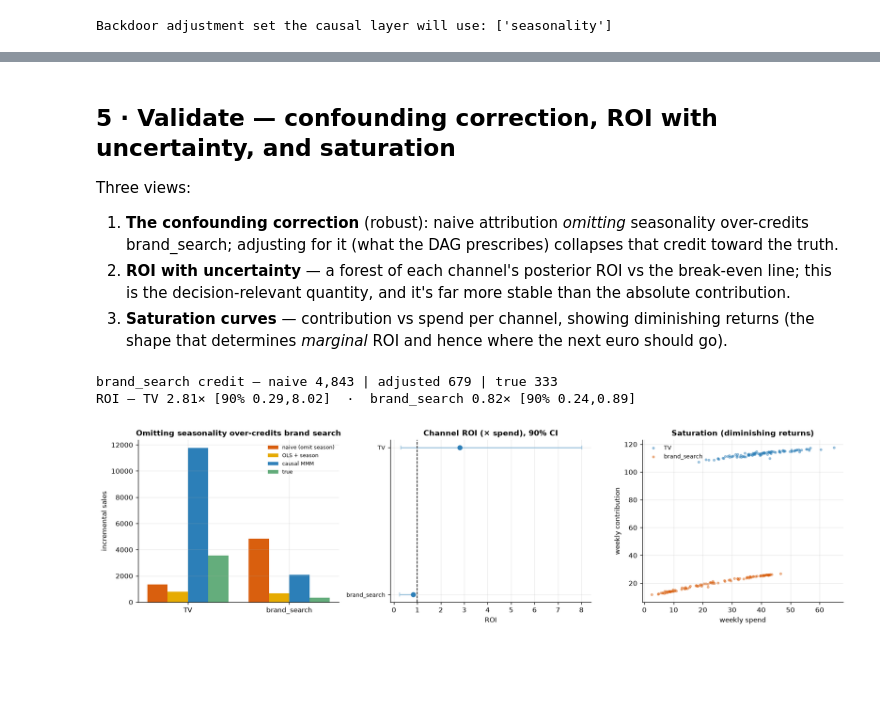
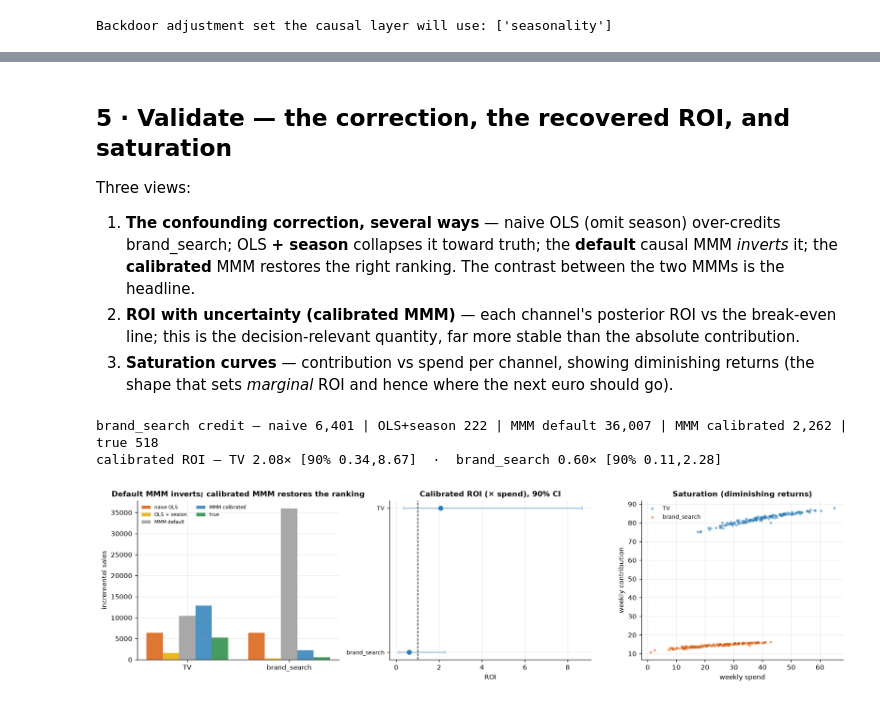
Before and after one commit to fmuia/sda_projects, a Jupyter notebook: causal-marketing-pymc/notebooks/06_incrementality_mmm.ipynb, the cells around one changed output, grey strips where cells are left out. Drawn from its saved outputs; the diff is of its cells as text; code cells hidden in the pictures; blank space fills up the shorter version.

```diff
--- a/causal-marketing-pymc/notebooks/06_incrementality_mmm.ipynb
+++ b/causal-marketing-pymc/notebooks/06_incrementality_mmm.ipynb
@@ -43,10 +49,14 @@ from observational data alone — so you **calibrate them with a geo experiment*
 import os, warnings, numpy as np, pandas as pd, matplotlib.pyplot as plt
 warnings.filterwarnings("ignore")
 from pymc_marketing.mmm import MMM, GeometricAdstock, MichaelisMentenSaturation
-from cmp import dgp, plots
+from pymc_marketing.prior import Prior
+from cmp import dgp, plots, estimators as est
 plots.use_style()
 FAST = os.environ.get("CMP_FAST", "1") == "1"
-DRAWS = dict(draws=250, tune=300, chains=2) if FAST else dict(draws=1000, tune=1000, chains=4)
+DRAWS = dict(draws=250, tune=300, chains=2) if FAST else dict(draws=1200, tune=2000, chains=4)
+# Even with the season->brand_search collinearity kept moderate in the DGP, the MMM's saturation
+# geometry needs deeper trees + high target_accept + long tuning to converge cleanly (r-hat ~1.01).
+NUTS = dict(target_accept=0.9) if FAST else dict(target_accept=0.99, max_treedepth=13)
 SEED = 21
 # %% [markdown]
 ## 2 · Simulate a ground truth
@@ -118,0 +159,12 @@ Causal MMM contribution — TV 11,775   brand_search 2,083
+# %%
+mc = dict(mmm_default.default_model_config)
+# channel order = [tv, brand_search]: TV weakly-informative; brand_search's saturation ceiling pinned
+# small, as a geo experiment would tell us. This is the load-bearing, experiment-informed prior.
+mc["saturation_alpha"] = Prior("Gamma", mu=[2.0, 0.3], sigma=[1.0, 0.15], dims="channel")
+mmm = make_mmm(model_config=mc)
+idata_cal = mmm.fit(X, y, random_seed=SEED, progressbar=False, **NUTS, **DRAWS)
+print(f"(b) calibrated-prior MMM convergence: {est.convergence_report(idata_cal)['summary']}")
+contrib = mmm.compute_channel_contribution_original_scale().sum(dim="date")
+tv_post = contrib.sel(channel="tv").values.ravel(); bs_post = contrib.sel(channel="brand_search").values.ravel()
+print(f"(b) calibrated contribution — TV {tv_post.mean():,.0f}   brand_search {bs_post.mean():,.0f}")
+print(f"    true: TV {true_tv:,.0f}, brand_search {true_bs:,.0f}  ->  ranking RESTORED: TV above brand_search.")
@@ -119,48 +183,52 @@ Causal MMM contribution — TV 11,775   brand_search 2,083
 # %% [markdown]
-## 5 · Validate — confounding correction, ROI with uncertainty, and saturation
+## 5 · Validate — the correction, the recovered ROI, and saturation
 
 Three views:
 
-1. **The confounding correction** (robust): naive attribution *omitting* seasonality over-credits
-   brand_search; adjusting for it (what the DAG prescribes) collapses that credit toward the truth.
-2. **ROI with uncertainty** — a forest of each channel's posterior ROI vs the break-even line; this
-   is the decision-relevant quantity, and it's far more stable than the absolute contribution.
-3. **Saturation curves** — contribution vs spend per channel, showing diminishing returns (the shape
-   that determines *marginal* ROI and hence where the next euro should go).
+1. **The confounding correction, several ways** — naive OLS (omit season) over-credits brand_search; OLS
+   **+ season** collapses it toward truth; the **default** causal MMM *inverts* it; the **calibrated** MMM
+   restores the right ranking. The contrast between the two MMMs is the headline.
+2. **ROI with uncertainty (calibrated MMM)** — each channel's posterior ROI vs the break-even line; this is
+   the decision-relevant quantity, far more stable than the absolute contribution.
+3. **Saturation curves** — contribution vs spend per channel, showing diminishing returns (the shape that
+   sets *marginal* ROI and hence where the next euro should go).
 # %%
 def credit(cols):
     Xn = np.column_stack([np.ones(len(df))] + [df[c].values for c in cols])
     b, *_ = np.linalg.lstsq(Xn, df["sales"].values, rcond=None)
     c = dict(zip(cols, b[1:])); return c["tv"]*df["tv"].sum(), c["brand_search"]*df["brand_search"].sum()
 naive_tv, naive_bs = credit(["tv","brand_search"])
 adj_tv, adj_bs = credit(["tv","brand_search","seasonality"])
 spend_tv, spend_bs = df["tv"].sum(), df["brand_search"].sum()
-roi_tv, roi_bs = tv_post/spend_tv, bs_post/spend_bs
+roi_tv, roi_bs = tv_post/spend_tv, bs_post/spend_bs      # calibrated MMM drives the decision
 
-fig, ax = plt.subplots(1, 3, figsize=(14.5, 4))
-# (1) confounding correction
-labels = ["TV","brand_search"]; x = np.arange(2)
-ax[0].bar(x-0.3, [naive_tv,naive_bs], 0.2, color=plots.ORANGE, label="naive (omit season)")
-ax[0].bar(x-0.1, [adj_tv,adj_bs], 0.2, color=plots.GOLD, label="OLS + season")
-ax[0].bar(x+0.1, [tv_post.mean(),bs_post.mean()], 0.2, color=plots.BLUE, label="causal MMM")
-ax[0].bar(x+0.3, [true_tv,true_bs], 0.2, color=plots.GREEN, alpha=0.7, label="true")
-ax[0].set_xticks(x); ax[0].set_xticklabels(labels); ax[0].legend(frameon=False, fontsize=7)
-ax[0].set_ylabel("incremental sales"); ax[0].set_title("Omitting seasonality over-credits brand search")
-# (2) ROI forest
+fig, ax = plt.subplots(1, 3, figsize=(14.8, 4))
+# (1) confounding correction — five estimators, GREY = the failure-mode default MMM
+labels = ["TV","brand_search"]; x = np.arange(2); w = 0.16
+series = [("naive OLS", [naive_tv,naive_bs], plots.ORANGE),
+          ("OLS + season", [adj_tv,adj_bs], plots.GOLD),
+          ("MMM default", [tv_def.mean(),bs_def.mean()], plots.GREY),
+          ("MMM calibrated", [tv_post.mean(),bs_post.mean()], plots.BLUE),
+          ("true", [true_tv,true_bs], plots.GREEN)]
+for i,(lab,vals,col) in enumerate(series):
+    ax[0].bar(x + (i-2)*w, vals, w, color=col, alpha=0.85, label=lab)
+ax[0].set_xticks(x); ax[0].set_xticklabels(labels); ax[0].legend(frameon=False, fontsize=6.5, ncol=2)
+ax[0].set_ylabel("incremental sales"); ax[0].set_title("Default MMM inverts; calibrated MMM restores the ranking")
+# (2) ROI forest (calibrated MMM)
 plots.forest_plot(ax[1], ["TV","brand_search"], [roi_tv.mean(),roi_bs.mean()],
     [np.quantile(roi_tv,.05),np.quantile(roi_bs,.05)], [np.quantile(roi_tv,.95),np.quantile(roi_bs,.95)],
-    ref=1.0, title="Channel ROI (× spend), 90% CI", xlabel="ROI")
-# (3) saturation: weekly contribution vs weekly spend per channel
+    ref=1.0, title="Calibrated ROI (× spend), 90% CI", xlabel="ROI")
+# (3) saturation: weekly contribution vs weekly spend (calibrated MMM)
 cw = mmm.compute_channel_contribution_original_scale().mean(dim=["chain","draw"])
 ax[2].scatter(df["tv"], cw.sel(channel="tv").values, s=8, alpha=0.4, color=plots.BLUE, label="TV")
 ax[2].scatter(df["brand_search"], cw.sel(channel="brand_search").values, s=8, alpha=0.4, color=plots.ORANGE, label="brand_search")
 ax[2].set_xlabel("weekly spend"); ax[2].set_ylabel("weekly contribution"); ax[2].set_title("Saturation (diminishing returns)"); ax[2].legend(frameon=False, fontsize=8)
 fig.tight_layout()
-print(f"brand_search credit — naive {naive_bs:,.0f} | adjusted {adj_bs:,.0f} | true {true_bs:,.0f}")
-print(f"ROI — TV {roi_tv.mean():.2f}× [90% {np.quantile(roi_tv,.05):.2f},{np.quantile(roi_tv,.95):.2f}]  ·  "
+print(f"brand_search credit — naive {naive_bs:,.0f} | OLS+season {adj_bs:,.0f} | MMM default {bs_def.mean():,.0f} | MMM calibrated {bs_post.mean():,.0f} | true {true_bs:,.0f}")
+print(f"calibrated ROI — TV {roi_tv.mean():.2f}× [90% {np.quantile(roi_tv,.05):.2f},{np.quantile(roi_tv,.95):.2f}]  ·  "
       f"brand_search {roi_bs.mean():.2f}× [90% {np.quantile(roi_bs,.05):.2f},{np.quantile(roi_bs,.95):.2f}]")
 # %% [output]
-brand_search credit — naive 4,843 | adjusted 679 | true 333
-ROI — TV 2.81× [90% 0.29,8.02]  ·  brand_search 0.82× [90% 0.24,0.89]
+brand_search credit — naive 6,401 | OLS+season 222 | MMM default 36,007 | MMM calibrated 2,262 | true 518
+calibrated ROI — TV 2.08× [90% 0.34,8.67]  ·  brand_search 0.60× [90% 0.11,2.28]
-[figure, old version]
+[figure, new version]
 # %% [markdown]
```
Also changed, not shown: parts of 13 cells of this notebook, 26 other files.
